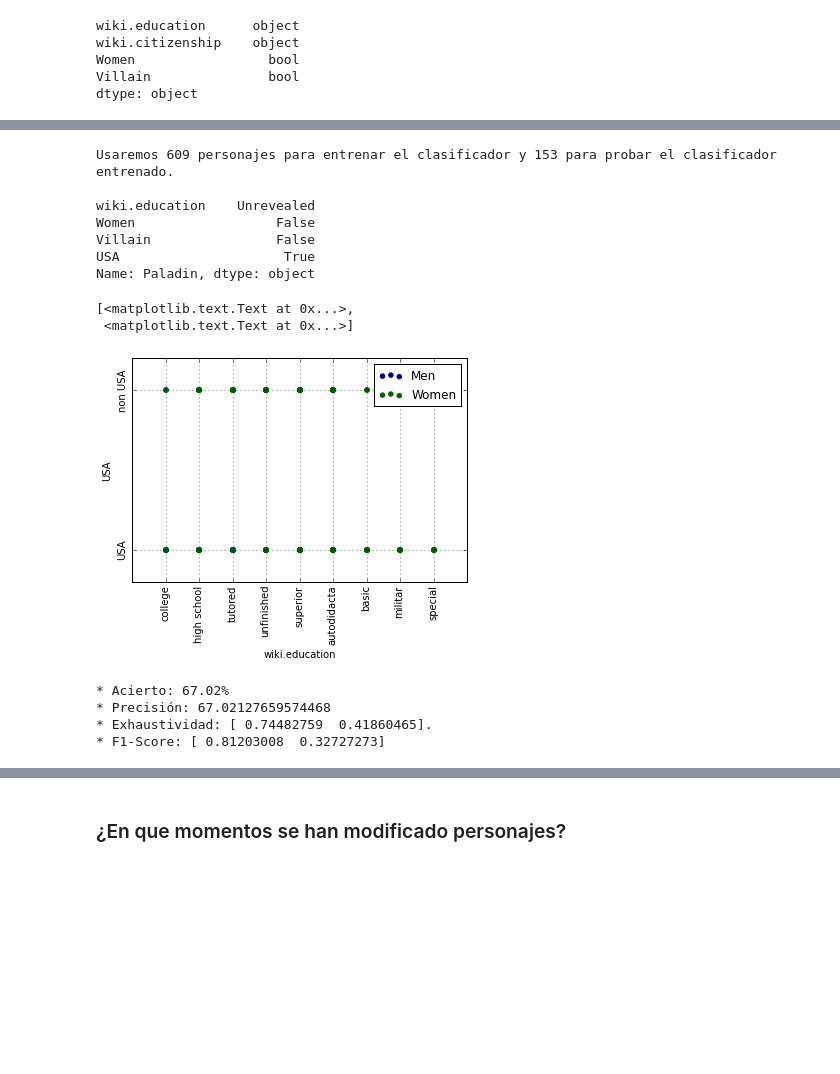
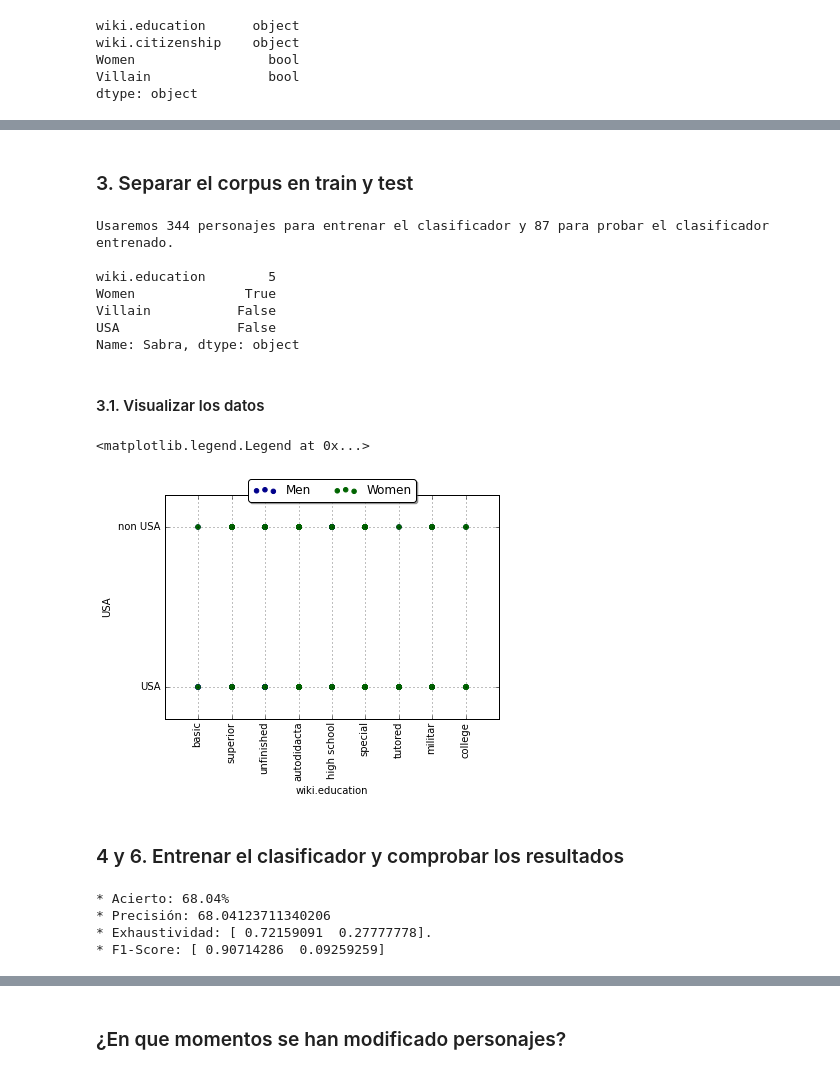
Before and after one commit to maigimenez/aurora, a Jupyter notebook: Aurora.ipynb, the cells around one changed output, grey strips where cells are left out. Drawn from its saved outputs; the diff is of its cells as text; code cells hidden in the pictures; blank space fills up the shorter version.

```diff
--- a/Aurora.ipynb
+++ b/Aurora.ipynb
@@ -121,9 +125,10 @@ import json
 # %%
 from os.path import join
 from os import listdir
-MARVELOUSDB_PATH = "../marvelousdb-master/data/characters/"
+MARVELOUSDB_PATH_A = "../marvelousdb-master/data/characters/"
+MARVELOUSDB_PATH_M = "../marvelousdb/data/characters/"
 # %%
-json_db = [join(MARVELOUSDB_PATH, json_file) for json_file in listdir(MARVELOUSDB_PATH)]
+json_db = [join(MARVELOUSDB_PATH_M, json_file) for json_file in listdir(MARVELOUSDB_PATH_M)]
 print("En MarvelousDB tenemos un backup de {} personajes".format(len(json_db)))
 # %% [output]
 En MarvelousDB tenemos un backup de 1402 personajes
@@ -1213,3 +1218,5 @@ clean_education_levels(educational_dict, cultural_knn)
+# %% [markdown]
+### 3. Separar el corpus en train y test
 # %%
 TRAIN_PERCENTAGE = 0.8
 train_section = floor(cultural_knn.shape[0]*TRAIN_PERCENTAGE)
@@ -1222,30 +1229,35 @@ test_rows = np.setdiff1d(cultural_knn.index.values,train_rows)
 
 print(cultural_knn.loc[train_rows[0]])
 # %% [output]
-Usaremos 609 personajes para entrenar el clasificador y 153 para probar el clasificador entrenado.
+Usaremos 344 personajes para entrenar el clasificador y 87 para probar el clasificador entrenado.
 
-wiki.education    Unrevealed
-Women                  False
-Villain                False
-USA                     True
-Name: Paladin, dtype: object
+wiki.education        5
+Women              True
+Villain           False
+USA               False
+Name: Sabra, dtype: object
+# %% [markdown]
+#### 3.1. Visualizar los datos
 # %%
 for i, group in cultural_knn.groupby(women):
     if not i:
         ax = group.plot(kind='scatter', x='wiki.education', y='USA',
                         color='DarkBlue', label='Men');
     else:
         group.plot(kind='scatter', x='wiki.education', y='USA',
                    color='DarkGreen', label='Women', ax=ax)
 
 ax.set_xticks(range(1,10))
 ax.set_xticklabels(list(numeric.keys()), rotation='vertical')
 ax.set_yticks(range(0,2))
-ax.set_yticklabels(['USA', 'non USA'], rotation='vertical')
+ax.set_yticklabels(['USA', 'non USA'], rotation='horizontal')
+
+ax.legend(loc='upper center', bbox_to_anchor=(0.5, 1.1), ncol=2, fancybox=True, shadow=True)
 # %% [output]
-[<matplotlib.text.Text at 0x...>,
- <matplotlib.text.Text at 0x...>]
+<matplotlib.legend.Legend at 0x...>
-[figure, old version]
+[figure, new version]
+# %% [markdown]
+### 4 y 6. Entrenar el clasificador y comprobar los resultados
 # %%
 X_train = cultural_knn.loc[train_rows][['wiki.education','USA']]
 y_train = cultural_knn.loc[train_rows]['Women']
@@ -1264,7 +1276,7 @@ precision, recall, f1, _ = metrics.precision_recall_fscore_support(y_test, predi
 print("* Acierto: {:.2f}%".format(accuracy*100))
 print("* Precisión: {}\n* Exhaustividad: {}.\n* F1-Score: {}".format(accuracy*100, precision, recall, f1))
 # %% [output]
-* Acierto: 67.02%
-* Precisión: 67.02127659574468
-* Exhaustividad: [ 0.74482759  0.41860465].
-* F1-Score: [ 0.81203008  0.32727273]
+* Acierto: 68.04%
+* Precisión: 68.04123711340206
+* Exhaustividad: [ 0.72159091  0.27777778].
+* F1-Score: [ 0.90714286  0.09259259]
```
Also changed, not shown: parts of 98 cells of this notebook, 1 other file.
